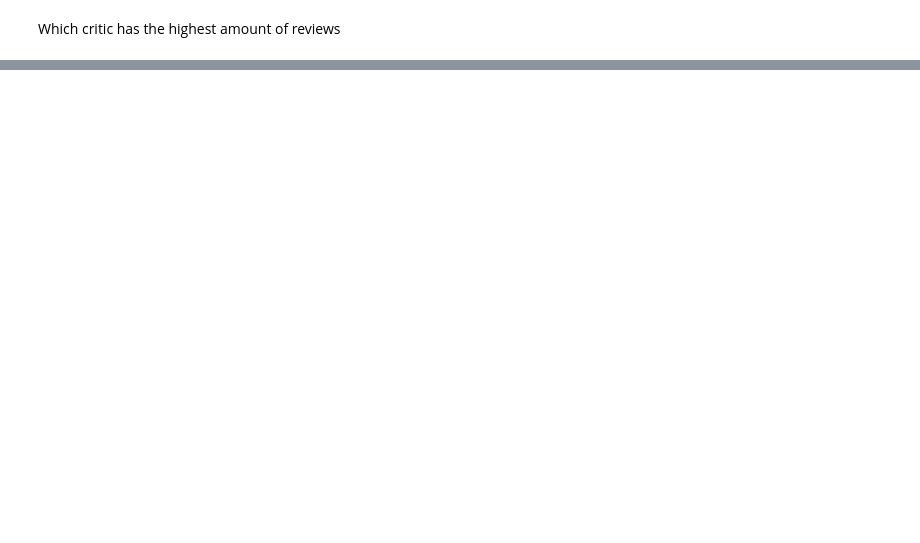
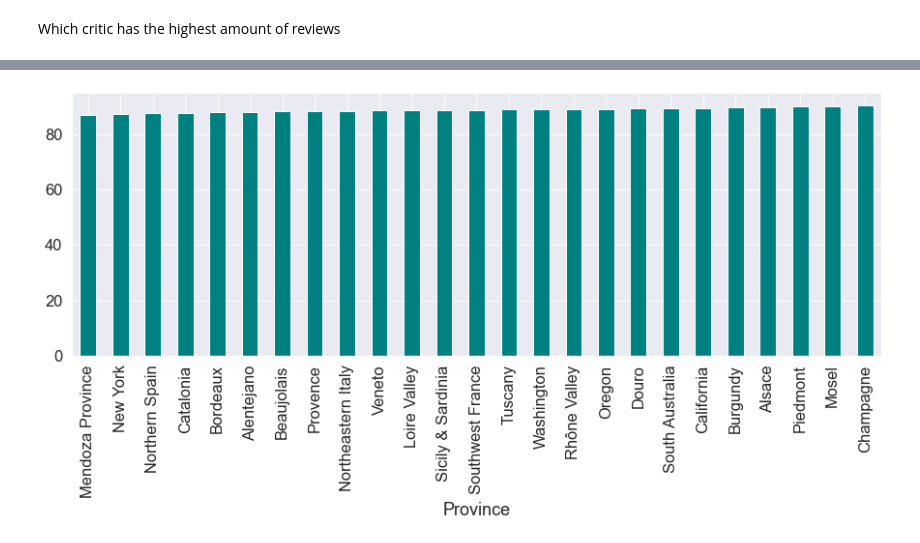
Before and after one commit to bso613/WineSnobs, a Jupyter notebook: winedataSerena2.ipynb, the cells around one changed output, grey strips where cells are left out. Saved outputs shown, nothing was run; the diff lists cells and outputs as text; code cells hidden in the pictures; blank space fills up the shorter version.

```diff
--- a/winedataSerena2.ipynb
+++ b/winedataSerena2.ipynb
@@ -713,5 +713,9 @@ tp_points
 # %%
-tp_points['Points'].plot(kind='bar', facecolor='Teal', figsize=(15,5));
+plot10 = tp_points['Points'].plot(kind='bar', facecolor='Teal', figsize=(15,5));
+fig10 = plot10.get_figure()
+fig10.savefig('province_points.png')
+# %% [output]
+[figure, added]
 # %%
 tp_merge['Average Price per Point ($)'] = round(tp_merge['Price']/tp_merge['Points'],2)
 tp_merge
```
Also changed, not shown: parts of 33 cells of this notebook, 16 other files.
